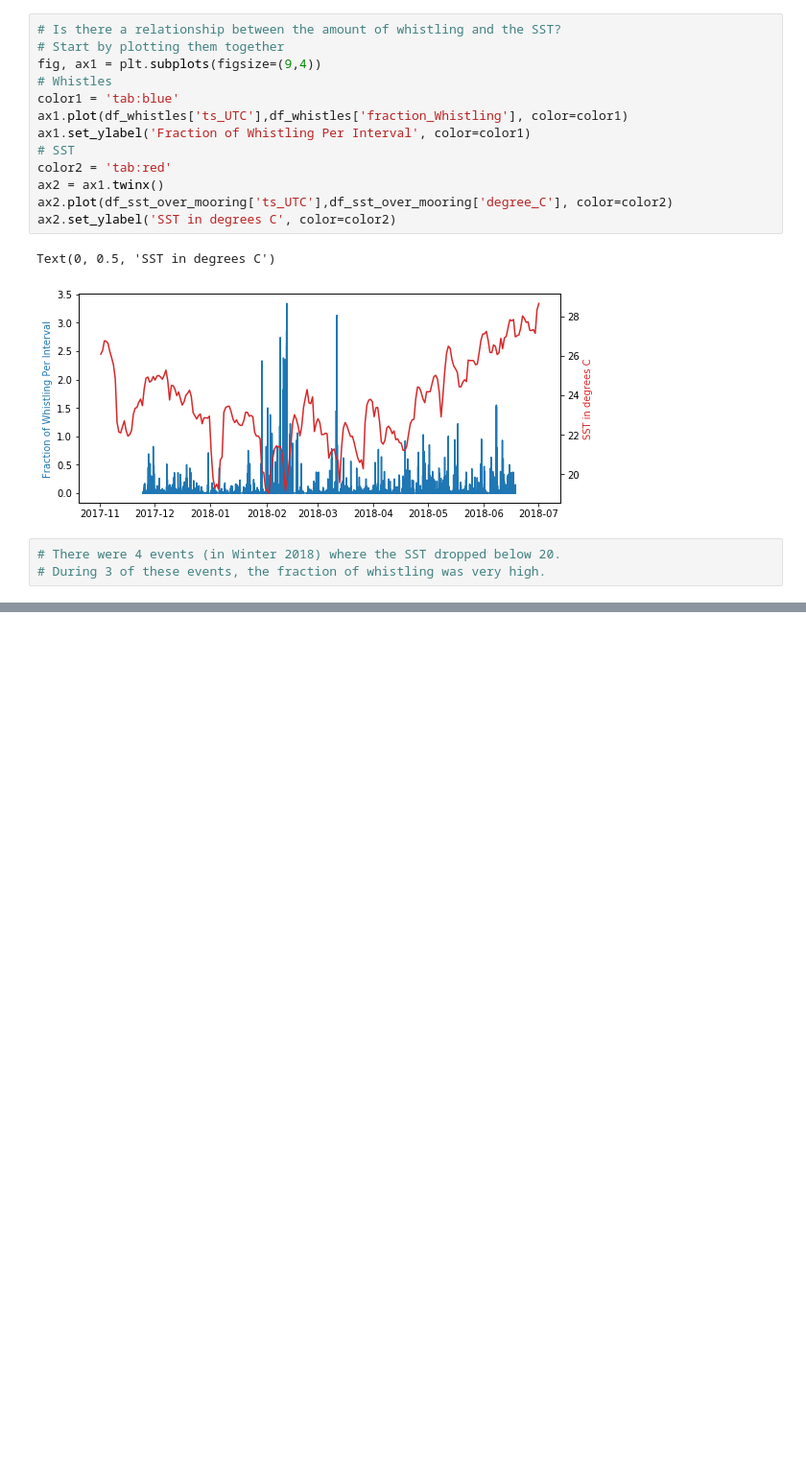
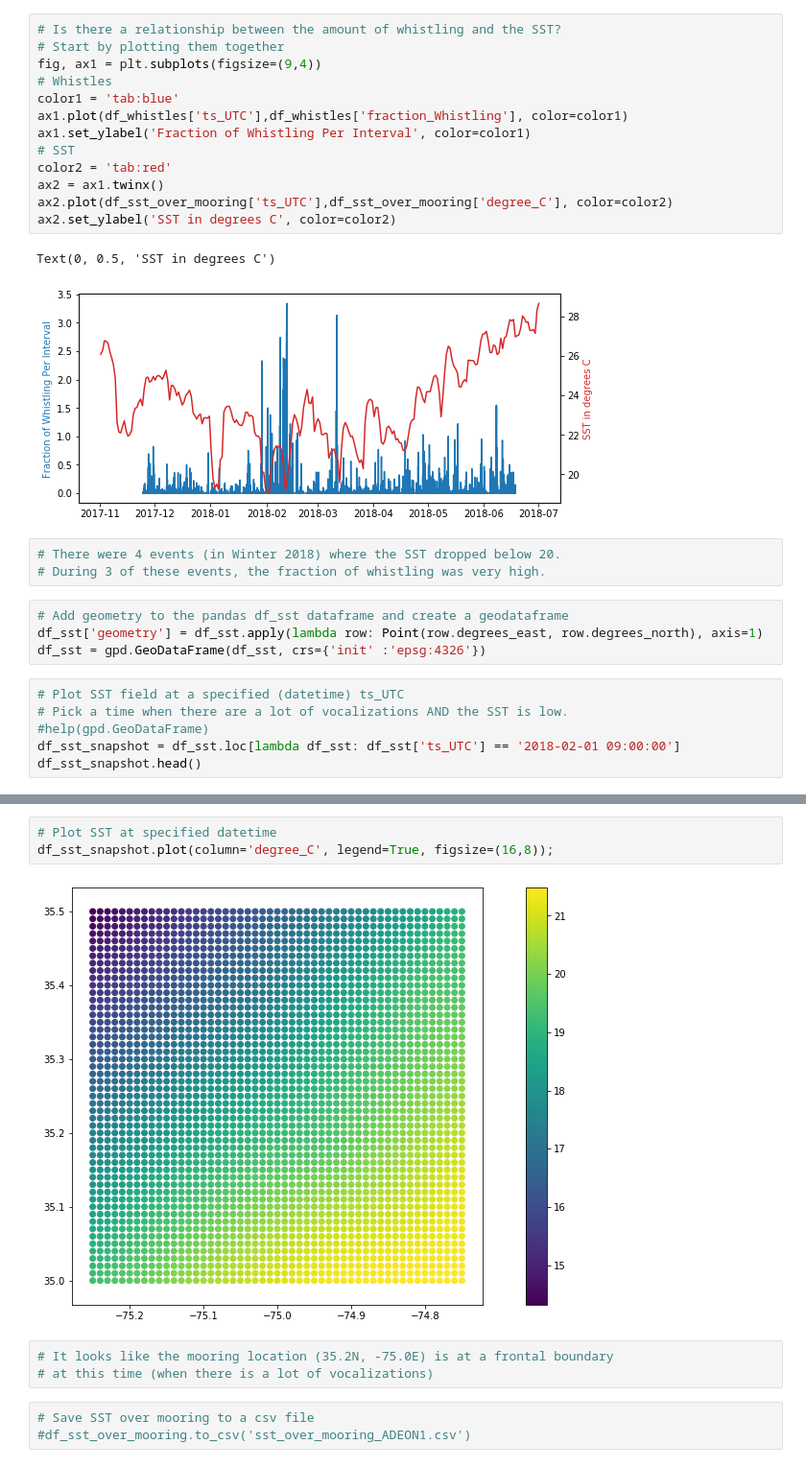
Before and after one commit to sblockhartzzero/SampleCode, a Jupyter notebook: Bioacoustics/whistles_and_sst_ADEON.ipynb, the cells around one changed output, grey strips where cells are left out. Shown at 96% size. Cells and saved outputs as stored; diff of their text form; blank space fills up the shorter version.

```diff
--- a/Bioacoustics/whistles_and_sst_ADEON.ipynb
+++ b/Bioacoustics/whistles_and_sst_ADEON.ipynb
@@ -84,3 +102,13 @@ Text(0, 0.5, 'SST in degrees C')
 # %%
 # There were 4 events (in Winter 2018) where the SST dropped below 20.
 # During 3 of these events, the fraction of whistling was very high.
+# %%
+# Add geometry to the pandas df_sst dataframe and create a geodataframe
+df_sst['geometry'] = df_sst.apply(lambda row: Point(row.degrees_east, row.degrees_north), axis=1)
+df_sst = gpd.GeoDataFrame(df_sst, crs={'init' :'epsg:4326'})
+# %%
+# Plot SST field at a specified (datetime) ts_UTC
+# Pick a time when there are a lot of vocalizations AND the SST is low.
+#help(gpd.GeoDataFrame)
+df_sst_snapshot = df_sst.loc[lambda df_sst: df_sst['ts_UTC'] == '2018-02-01 09:00:00']
+df_sst_snapshot.head()
@@ -86,0 +122,11 @@ Text(0, 0.5, 'SST in degrees C')
+# %%
+# Plot SST at specified datetime
+df_sst_snapshot.plot(column='degree_C', legend=True, figsize=(16,8));
+# %% [output]
+[figure, added]
+# %%
+# It looks like the mooring location (35.2N, -75.0E) is at a frontal boundary
+# at this time (when there is a lot of vocalizations)
+# %%
+# Save SST over mooring to a csv file
+#df_sst_over_mooring.to_csv('sst_over_mooring_ADEON1.csv')
```
Also changed, not shown: parts of 5 cells of this notebook.
